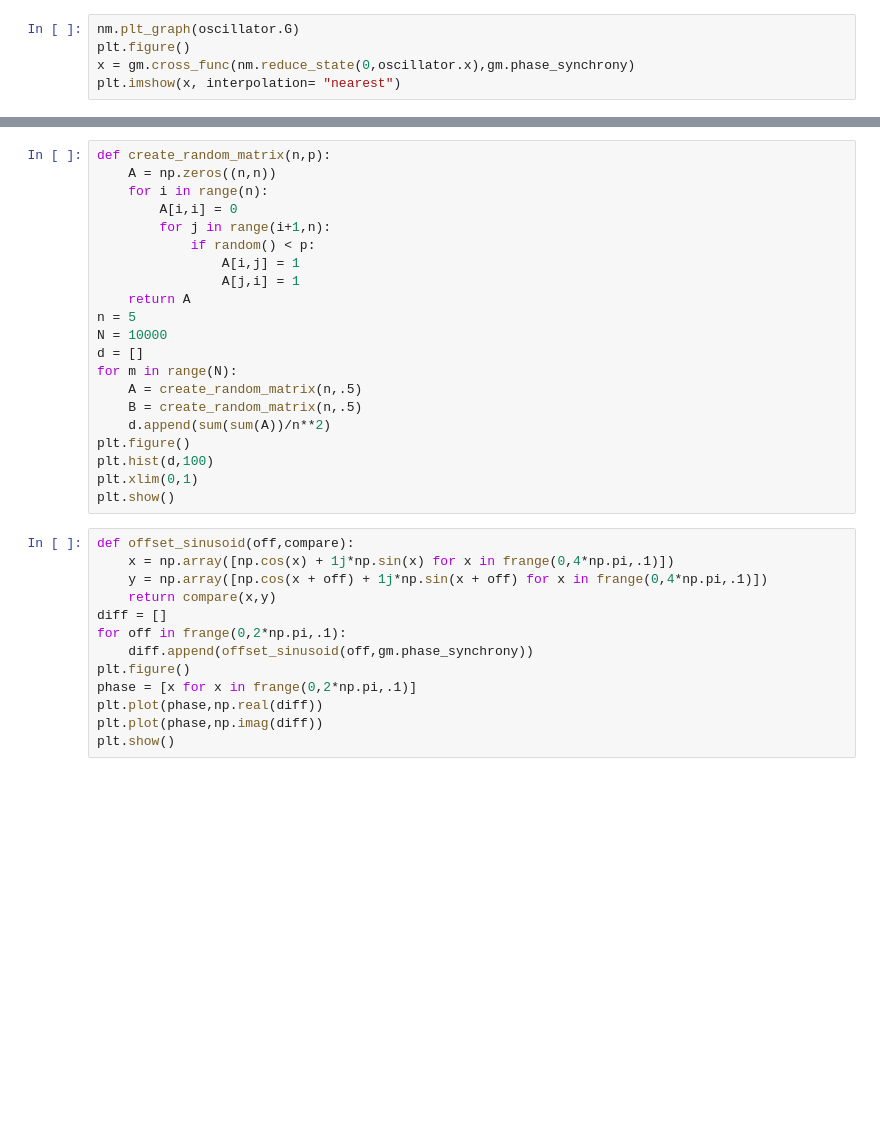
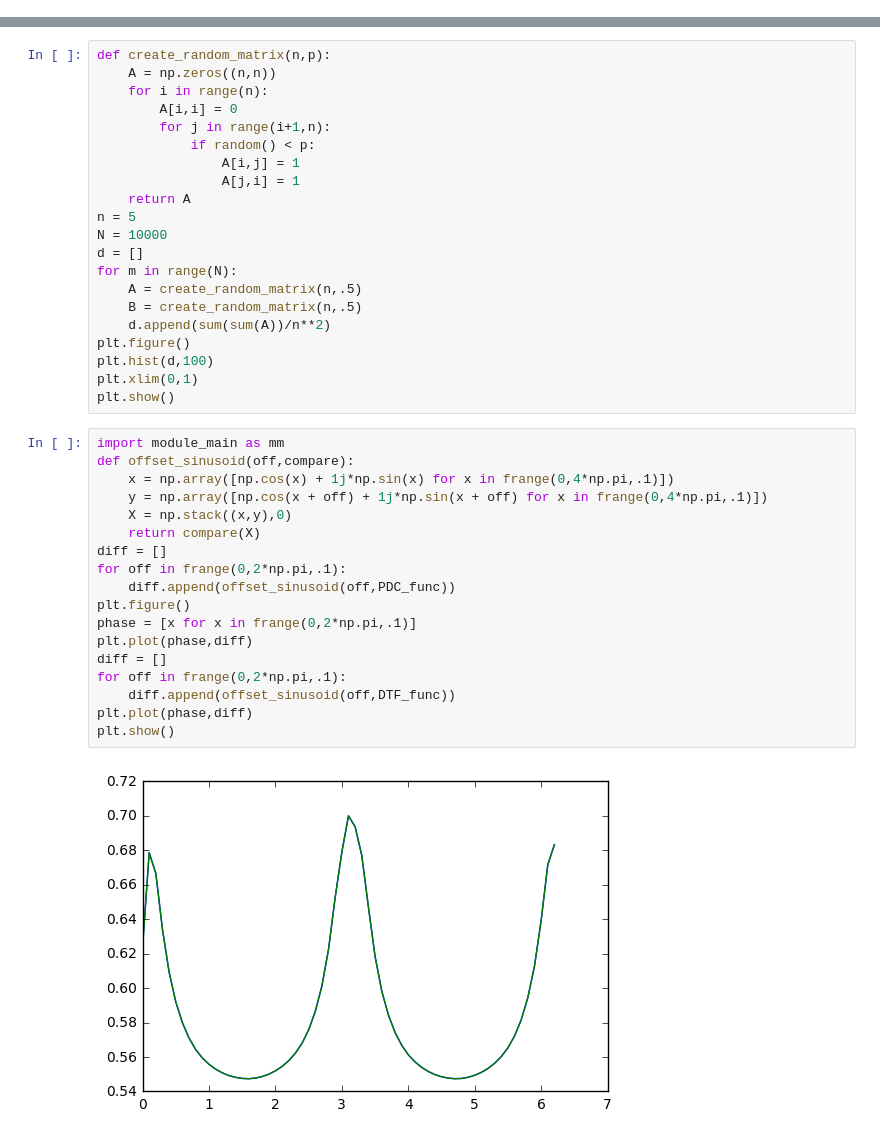
Before and after one commit to tester1456/NetworkModels, a Jupyter notebook: Graph Measures.ipynb, the cells around one changed output, grey strips where cells are left out. Cells and saved outputs as stored; diff of their text form; blank space fills up the shorter version.

```diff
--- a/Graph Measures.ipynb
+++ b/Graph Measures.ipynb
@@ -64,8 +72,3 @@ nm.state_course(np.real(nm.reduce_state(0,oscillator.x)))
-# %%
-nm.plt_graph(oscillator.G)
-plt.figure()
-x = gm.cross_func(nm.reduce_state(0,oscillator.x),gm.phase_synchrony)
-plt.imshow(x, interpolation= "nearest")
 # %%
 def frange(start, stop, step):
     i = start
@@ -109,15 +115,22 @@ plt.hist(d,100)
 plt.xlim(0,1)
 plt.show()
 # %%
+import module_main as mm
 def offset_sinusoid(off,compare):
     x = np.array([np.cos(x) + 1j*np.sin(x) for x in frange(0,4*np.pi,.1)])
     y = np.array([np.cos(x + off) + 1j*np.sin(x + off) for x in frange(0,4*np.pi,.1)])
-    return compare(x,y)
+    X = np.stack((x,y),0)
+    return compare(X)
 diff = []
 for off in frange(0,2*np.pi,.1):
-    diff.append(offset_sinusoid(off,gm.phase_synchrony))
+    diff.append(offset_sinusoid(off,PDC_func))
 plt.figure()
 phase = [x for x in frange(0,2*np.pi,.1)]
-plt.plot(phase,np.real(diff))
-plt.plot(phase,np.imag(diff))
+plt.plot(phase,diff)
+diff = []
+for off in frange(0,2*np.pi,.1):
+    diff.append(offset_sinusoid(off,DTF_func))
+plt.plot(phase,diff)
 plt.show()
+# %% [output]
+[figure, added]
```
Also changed, not shown: parts of 8 cells of this notebook, 6 other files.
